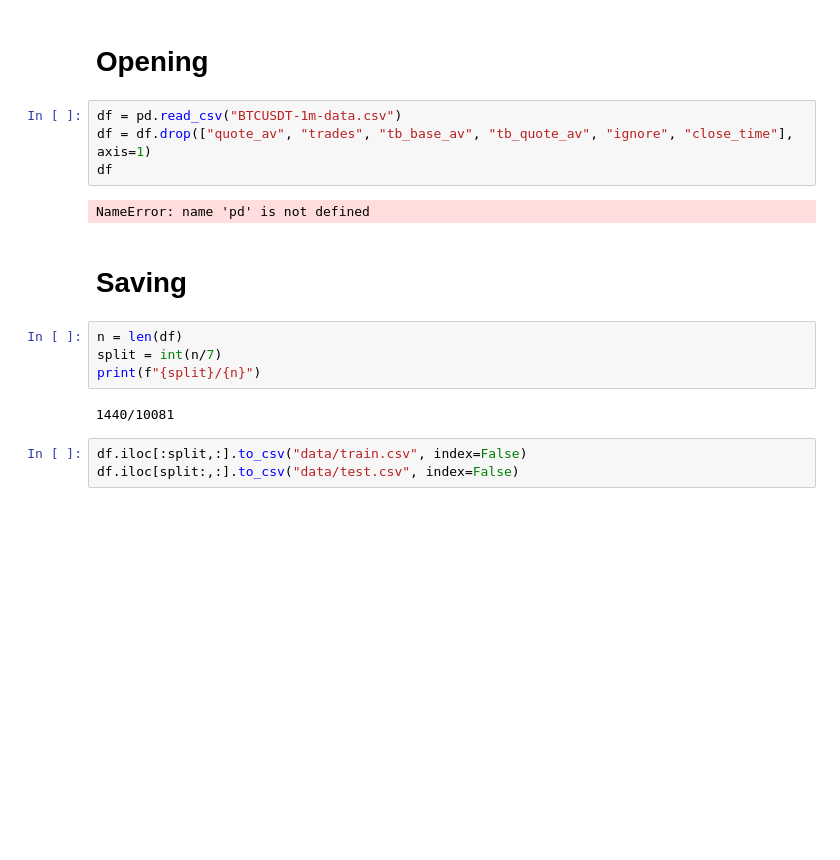
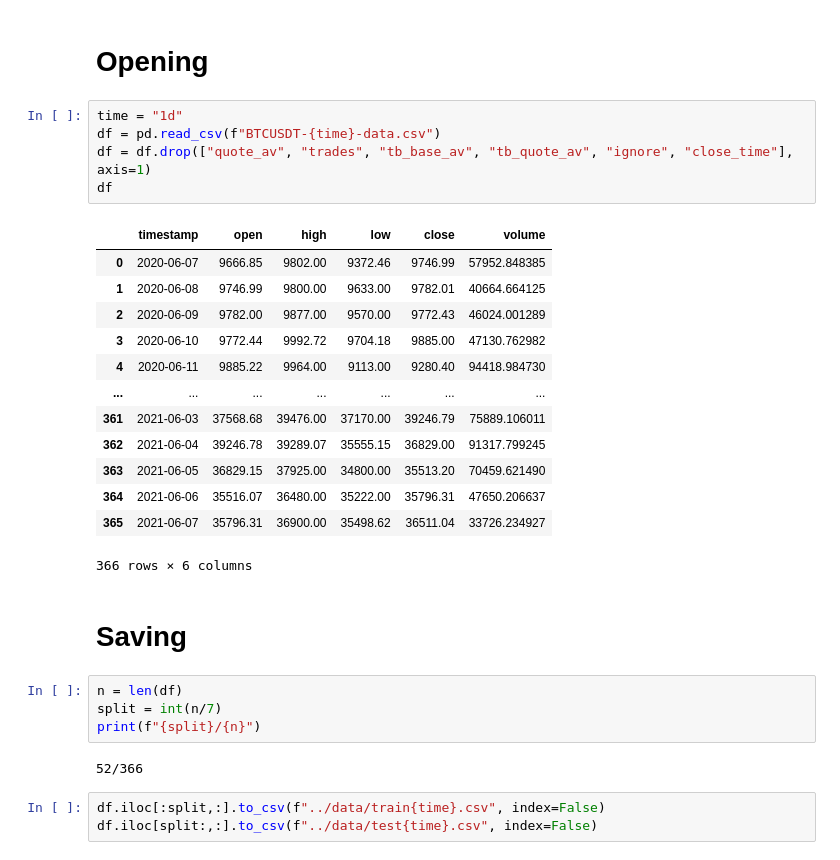
Before and after one commit to tttienthinh/GA-trading, a Jupyter notebook: RD/4-proccess data.ipynb, the cells around one changed output. Drawn from its saved outputs; the diff is of its cells as text; blank space fills up the shorter version.

```diff
--- a/RD/4-proccess data.ipynb
+++ b/RD/4-proccess data.ipynb
@@ -3,11 +3,24 @@ import pandas as pd
 # %% [markdown]
 # Opening
 # %%
-df = pd.read_csv("BTCUSDT-1m-data.csv")
+time = "1d"
+df = pd.read_csv(f"BTCUSDT-{time}-data.csv")
 df = df.drop(["quote_av", "trades", "tb_base_av", "tb_quote_av", "ignore", "close_time"], axis=1)
 df
 # %% [output]
+|  | timestamp | open | high | low | close | volume |
+| 0 | 2020-06-07 | 9666.85 | 9802.00 | 9372.46 | 9746.99 | 57952.848385 |
+| 1 | 2020-06-08 | 9746.99 | 9800.00 | 9633.00 | 9782.01 | 40664.664125 |
+| 2 | 2020-06-09 | 9782.00 | 9877.00 | 9570.00 | 9772.43 | 46024.001289 |
+| 3 | 2020-06-10 | 9772.44 | 9992.72 | 9704.18 | 9885.00 | 47130.762982 |
+| 4 | 2020-06-11 | 9885.22 | 9964.00 | 9113.00 | 9280.40 | 94418.984730 |
+| ... | ... | ... | ... | ... | ... | ... |
+| 361 | 2021-06-03 | 37568.68 | 39476.00 | 37170.00 | 39246.79 | 75889.106011 |
+| 362 | 2021-06-04 | 39246.78 | 39289.07 | 35555.15 | 36829.00 | 91317.799245 |
+| 363 | 2021-06-05 | 36829.15 | 37925.00 | 34800.00 | 35513.20 | 70459.621490 |
+| 364 | 2021-06-06 | 35516.07 | 36480.00 | 35222.00 | 35796.31 | 47650.206637 |
+| 365 | 2021-06-07 | 35796.31 | 36900.00 | 35498.62 | 36511.04 | 33726.234927 |
-NameError: name 'pd' is not defined
+366 rows × 6 columns
 # %% [markdown]
 # Saving
 # %%
@@ -15,7 +28,7 @@ n = len(df)
 split = int(n/7)
 print(f"{split}/{n}")
 # %% [output]
-1440/10081
+52/366
 # %%
-df.iloc[:split,:].to_csv("data/train.csv", index=False)
-df.iloc[split:,:].to_csv("data/test.csv", index=False)
+df.iloc[:split,:].to_csv(f"../data/train{time}.csv", index=False)
+df.iloc[split:,:].to_csv(f"../data/test{time}.csv", index=False)
```
Also changed, not shown: 9 other files.
